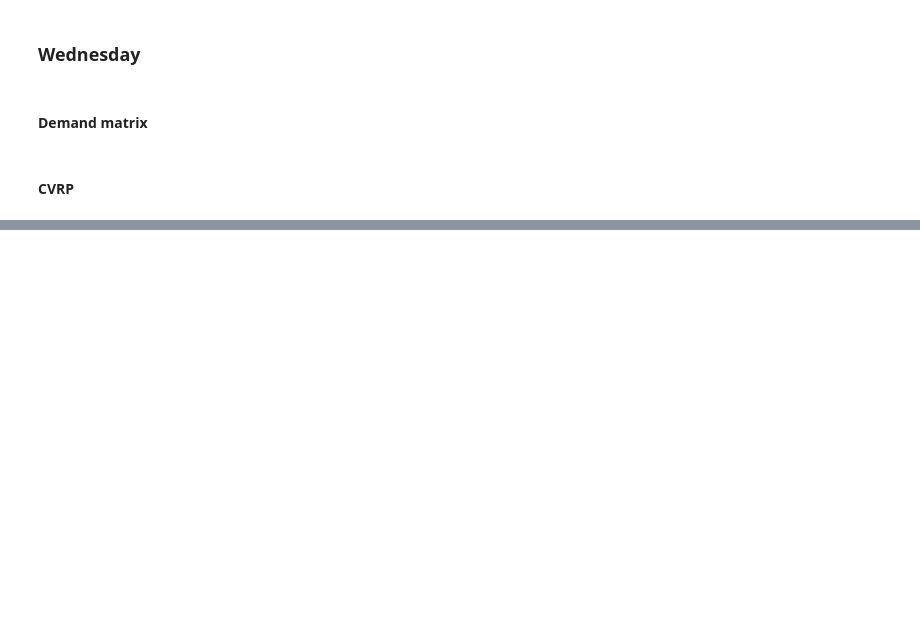
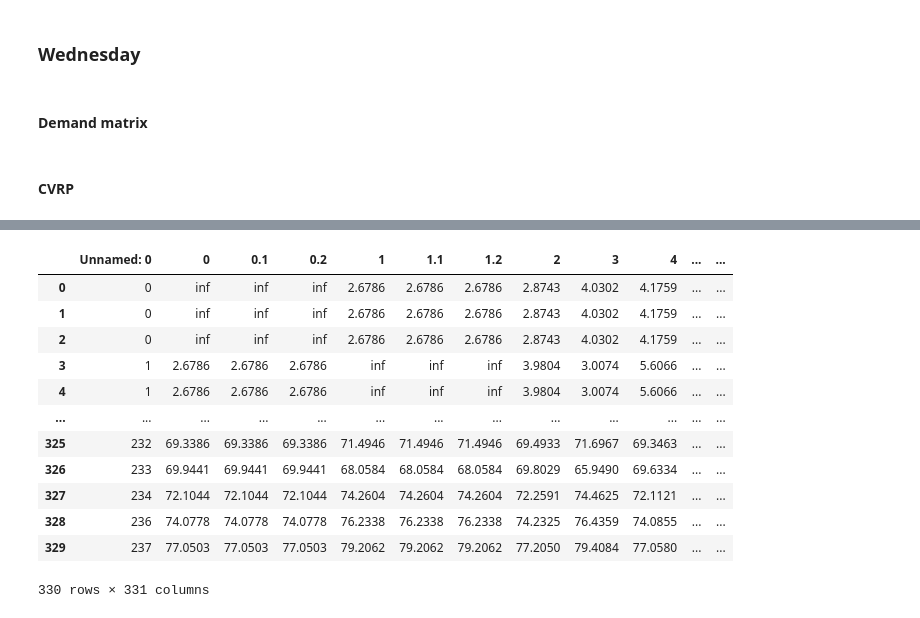
Before and after one commit to baertsch/MGT-530-SLO, a Jupyter notebook: code_new.ipynb, the cells around one changed output, grey strips where cells are left out. Drawn from its saved outputs; the diff is of its cells as text; code cells hidden in the pictures; blank space fills up the shorter version.

```diff
--- a/code_new.ipynb
+++ b/code_new.ipynb
@@ -790,0 +813,16 @@ main()
+# %%
+pd.read_csv(repo_url + 'data/dm_mercredi.csv')
+# %% [output]
+|  | Unnamed: 0 | 0 | 0.1 | 0.2 | 1 | 1.1 | 1.2 | 2 | 3 | 4 | ... | ... |
+| 0 | 0 | inf | inf | inf | 2.6786 | 2.6786 | 2.6786 | 2.8743 | 4.0302 | 4.1759 | ... | ... |
+| 1 | 0 | inf | inf | inf | 2.6786 | 2.6786 | 2.6786 | 2.8743 | 4.0302 | 4.1759 | ... | ... |
+| 2 | 0 | inf | inf | inf | 2.6786 | 2.6786 | 2.6786 | 2.8743 | 4.0302 | 4.1759 | ... | ... |
+| 3 | 1 | 2.6786 | 2.6786 | 2.6786 | inf | inf | inf | 3.9804 | 3.0074 | 5.6066 | ... | ... |
+| 4 | 1 | 2.6786 | 2.6786 | 2.6786 | inf | inf | inf | 3.9804 | 3.0074 | 5.6066 | ... | ... |
+| ... | ... | ... | ... | ... | ... | ... | ... | ... | ... | ... | ... | ... |
+| 325 | 232 | 69.3386 | 69.3386 | 69.3386 | 71.4946 | 71.4946 | 71.4946 | 69.4933 | 71.6967 | 69.3463 | ... | ... |
+| 326 | 233 | 69.9441 | 69.9441 | 69.9441 | 68.0584 | 68.0584 | 68.0584 | 69.8029 | 65.9490 | 69.6334 | ... | ... |
+| 327 | 234 | 72.1044 | 72.1044 | 72.1044 | 74.2604 | 74.2604 | 74.2604 | 72.2591 | 74.4625 | 72.1121 | ... | ... |
+| 328 | 236 | 74.0778 | 74.0778 | 74.0778 | 76.2338 | 76.2338 | 76.2338 | 74.2325 | 76.4359 | 74.0855 | ... | ... |
+| 329 | 237 | 77.0503 | 77.0503 | 77.0503 | 79.2062 | 79.2062 | 79.2062 | 77.2050 | 79.4084 | 77.0580 | ... | ... |
+330 rows × 331 columns
```
Also changed, not shown: parts of 11 cells of this notebook.
